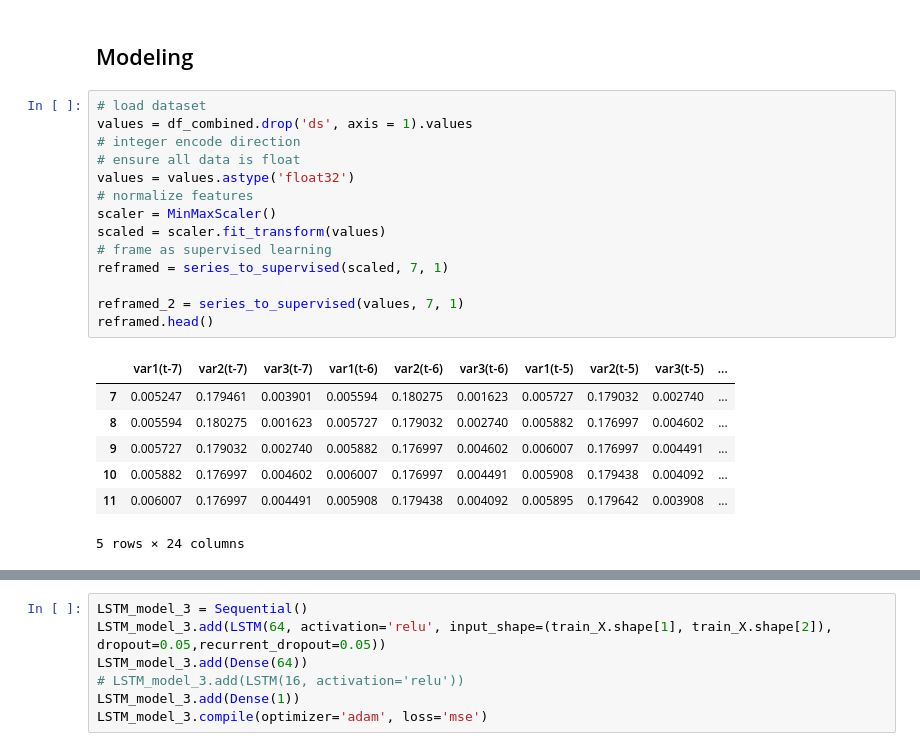
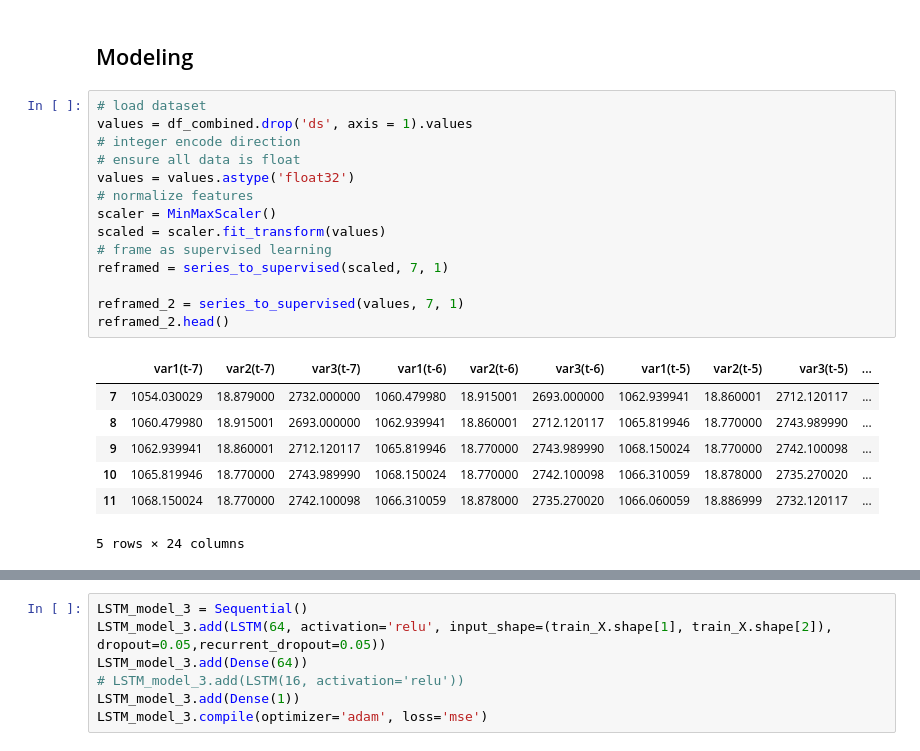
Before and after one commit to MohammadBakir/Bitcoin-Price-Prediction, a Jupyter notebook: time_series/time_series_models.ipynb, the cells around one changed output, grey strips where cells are left out. Saved outputs shown, nothing was run; the diff lists cells and outputs as text.

```diff
--- a/time_series/time_series_models.ipynb
+++ b/time_series/time_series_models.ipynb
@@ -260,24 +260,24 @@ df_train, df_val = split_train_test_chronological(df_combined, ratio = .95)
 # %%
 # load dataset
 values = df_combined.drop('ds', axis = 1).values
 # integer encode direction
 # ensure all data is float
 values = values.astype('float32')
 # normalize features
 scaler = MinMaxScaler()
 scaled = scaler.fit_transform(values)
 # frame as supervised learning
 reframed = series_to_supervised(scaled, 7, 1)
 
 reframed_2 = series_to_supervised(values, 7, 1)
-reframed.head()
+reframed_2.head()
 # %% [output]
 |  | var1(t-7) | var2(t-7) | var3(t-7) | var1(t-6) | var2(t-6) | var3(t-6) | var1(t-5) | var2(t-5) | var3(t-5) | ... |
-| 7 | 0.005247 | 0.179461 | 0.003901 | 0.005594 | 0.180275 | 0.001623 | 0.005727 | 0.179032 | 0.002740 | ... |
-| 8 | 0.005594 | 0.180275 | 0.001623 | 0.005727 | 0.179032 | 0.002740 | 0.005882 | 0.176997 | 0.004602 | ... |
-| 9 | 0.005727 | 0.179032 | 0.002740 | 0.005882 | 0.176997 | 0.004602 | 0.006007 | 0.176997 | 0.004491 | ... |
-| 10 | 0.005882 | 0.176997 | 0.004602 | 0.006007 | 0.176997 | 0.004491 | 0.005908 | 0.179438 | 0.004092 | ... |
-| 11 | 0.006007 | 0.176997 | 0.004491 | 0.005908 | 0.179438 | 0.004092 | 0.005895 | 0.179642 | 0.003908 | ... |
+| 7 | 1054.030029 | 18.879000 | 2732.000000 | 1060.479980 | 18.915001 | 2693.000000 | 1062.939941 | 18.860001 | 2712.120117 | ... |
+| 8 | 1060.479980 | 18.915001 | 2693.000000 | 1062.939941 | 18.860001 | 2712.120117 | 1065.819946 | 18.770000 | 2743.989990 | ... |
+| 9 | 1062.939941 | 18.860001 | 2712.120117 | 1065.819946 | 18.770000 | 2743.989990 | 1068.150024 | 18.770000 | 2742.100098 | ... |
+| 10 | 1065.819946 | 18.770000 | 2743.989990 | 1068.150024 | 18.770000 | 2742.100098 | 1066.310059 | 18.878000 | 2735.270020 | ... |
+| 11 | 1068.150024 | 18.770000 | 2742.100098 | 1066.310059 | 18.878000 | 2735.270020 | 1066.060059 | 18.886999 | 2732.120117 | ... |
 5 rows × 24 columns
 # %%
 # drop columns we don't want to predict
```
Also changed, not shown: parts of 14 cells of this notebook.
